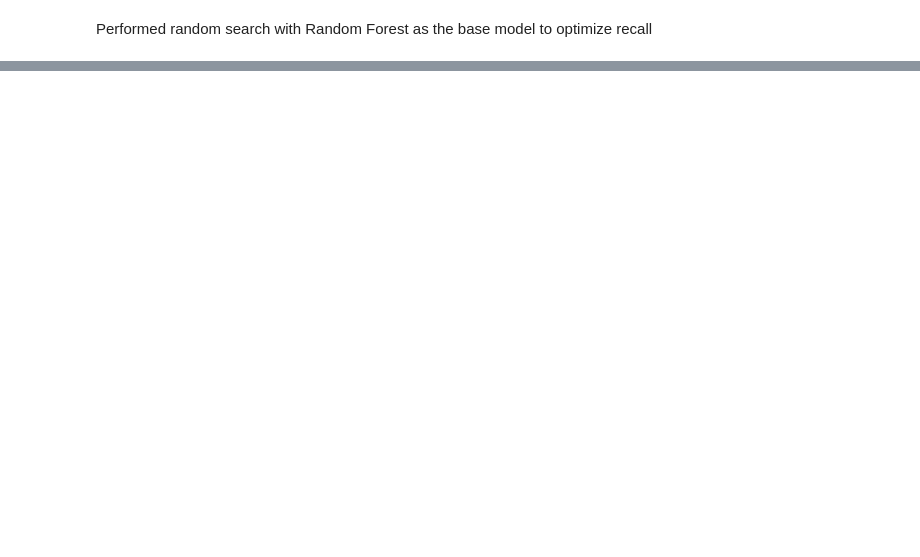
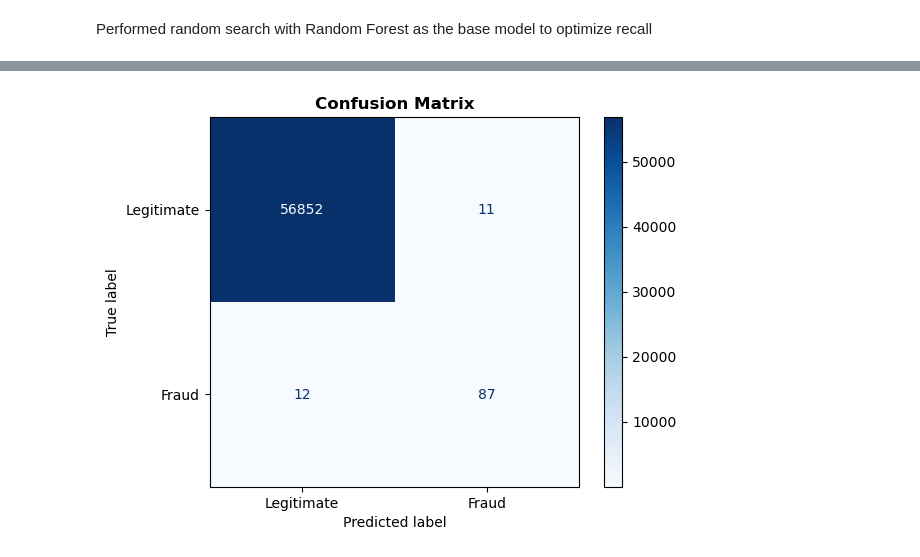
Before and after one commit to benchrstn/credit_card_fraud, a Jupyter notebook: credit_card_fraud_detection.ipynb, the cells around one changed output, grey strips where cells are left out. Cells and saved outputs as stored; diff of their text form; code cells hidden in the pictures; blank space fills up the shorter version.

Commit message:
final report

```diff
--- a/credit_card_fraud_detection.ipynb
+++ b/credit_card_fraud_detection.ipynb
@@ -345,0 +437,24 @@ Performed random search with Random Forest as the base model to optimize recall
+# %%
+from sklearn.ensemble import RandomForestClassifier
+
+final_model = RandomForestClassifier(
+    n_estimators = 100,
+    max_depth = None,
+    min_samples_split = 2,
+    min_samples_leaf = 1,
+    max_features = 'sqrt',
+    bootstrap = True,
+    random_state = 1,
+    n_jobs = -1
+)
+
+final_model.fit(X_train_resampled, y_train_resampled)
+y_pred = final_model.predict(X_test)
+
+from sklearn.metrics import classification_report, confusion_matrix
+
+print("Classification Report")
+print(classification_report(y_pred, y_test, target_names = ['Legitimate', 'Fraud']))
+
+print("Confusion Matrix")
+print(confusion_matrix(y_pred, y_test))
@@ -345,0 +475,10 @@ Performed random search with Random Forest as the base model to optimize recall
+# %%
+#CM visualization
+cm = confusion_matrix(y_pred, y_test)
+
+from sklearn.metrics import ConfusionMatrixDisplay
+ConfusionMatrixDisplay(cm, display_labels=['Legitimate', 'Fraud']).plot(cmap='Blues')
+plt.title('Confusion Matrix', fontweight='bold')
+plt.show()
+# %% [output]
+[figure, added]
```
Also changed, not shown: parts of 15 cells of this notebook.
